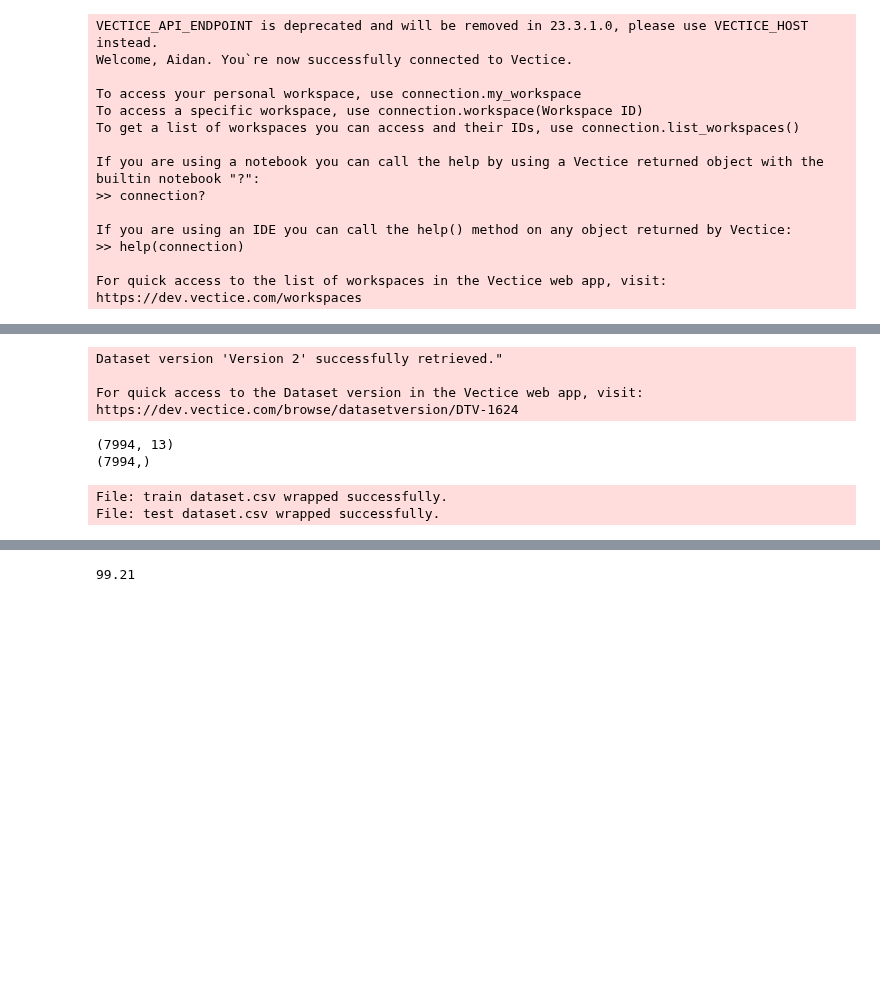
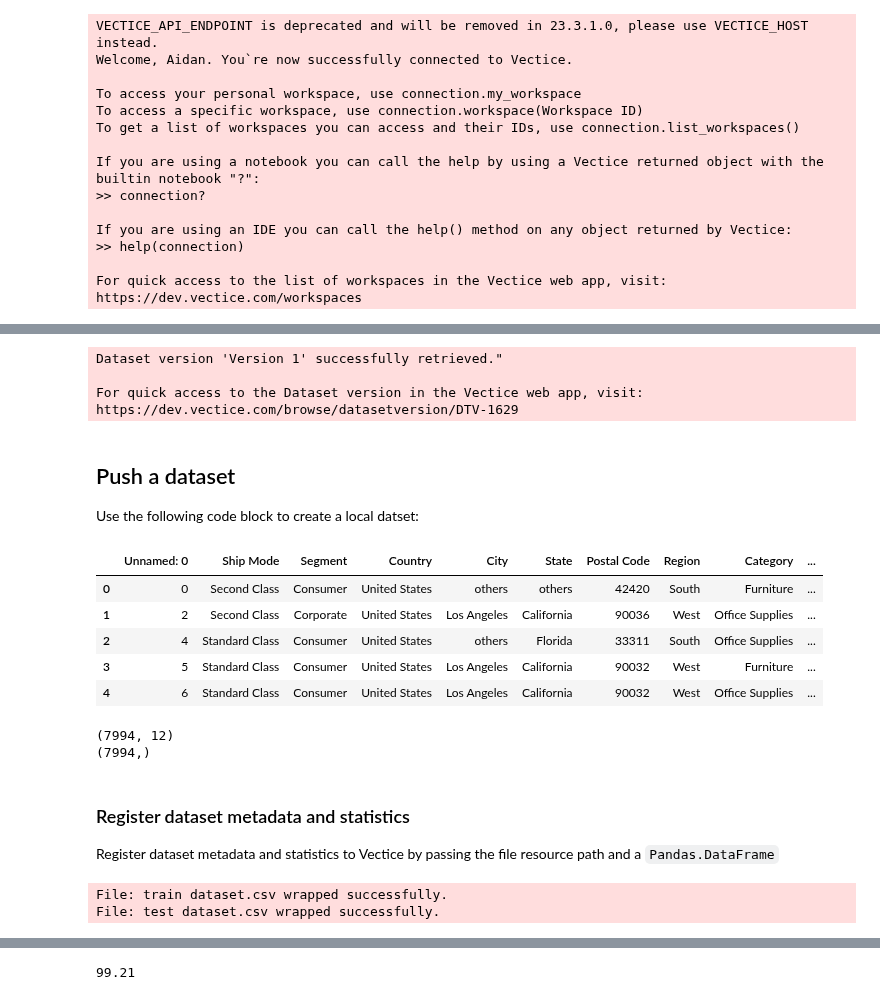
Before and after one commit to vectice/GettingStarted, a Jupyter notebook: 23.2/tutorial/Modeling.ipynb, the cells around one changed output, grey strips where cells are left out. Drawn from its saved outputs; the diff is of its cells as text; code cells hidden in the pictures; blank space fills up the shorter version.

```diff
--- a/23.2/tutorial/Modeling.ipynb
+++ b/23.2/tutorial/Modeling.ipynb
@@ -58,24 +85,37 @@ https://dev.vectice.com/browse/iteration/ITR-332
 # %%
-prepared_ds = vec.browse("DTV-1624")
+cleaned_ds = vec.browse("DTV-1629")
 # %% [output]
-Dataset version 'Version 2' successfully retrieved."
+Dataset version 'Version 1' successfully retrieved."
 
 For quick access to the Dataset version in the Vectice web app, visit:
-https://dev.vectice.com/browse/datasetversion/DTV-1624
+https://dev.vectice.com/browse/datasetversion/DTV-1629
+# %% [markdown]
+## Push a dataset
+
+Use the following code block to create a local datset:
 # %%
-df = pd.read_csv("Prepared Dataset.csv")
+df = pd.read_csv("https://raw.githubusercontent.com/vectice/GettingStarted/aidann/tutorial_update/23.2/tutorial/ProductSales%20Cleaned.csv")
+df.head()
+# %% [output]
+|  | Unnamed: 0 | Ship Mode | Segment | Country | City | State | Postal Code | Region | Category | ... |
+| 0 | 0 | Second Class | Consumer | United States | others | others | 42420 | South | Furniture | ... |
+| 1 | 2 | Second Class | Corporate | United States | Los Angeles | California | 90036 | West | Office Supplies | ... |
+| 2 | 4 | Standard Class | Consumer | United States | others | Florida | 33311 | South | Office Supplies | ... |
+| 3 | 5 | Standard Class | Consumer | United States | Los Angeles | California | 90032 | West | Furniture | ... |
+| 4 | 6 | Standard Class | Consumer | United States | Los Angeles | California | 90032 | West | Office Supplies | ... |
 # %%
 target="Sales"
-X=df.drop(target,axis=1)
+X=df.drop([target, "Unnamed: 0"],axis=1)
 y=df[target]
 print(X.shape)
 print(y.shape)
 # %% [output]
-(7994, 13)
+(7994, 12)
 (7994,)
 # %%
 X_train, X_test, y_train, y_test=train_test_split(X, y, test_size=0.2, random_state=42)
 # %%
+# Save the modeling train test split datasets as csv files
 train_df = X_train.copy()
 test_df = X_test.copy()
 
@@ -84,11 +124,14 @@ test_df["Sales"] = y_test
 
 train_df.to_csv("train dataset.csv")
 test_df.to_csv("test dataset.csv")
-
-train_ds = vect.FileResource(paths="train dataset.csv", dataframes=train_df)
-test_ds = vect.FileResource(paths="test dataset.csv", dataframes=test_df)
-# %% [output]
-File: train dataset.csv wrapped successfully.
-File: test dataset.csv wrapped successfully.
+# %% [markdown]
+### Register dataset metadata and statistics
+Register dataset metadata and statistics to Vectice by passing the file resource path and a `Pandas.DataFrame`
+# %%
+train_ds = vect.FileResource(paths="train dataset.csv", dataframes=train_df)
+test_ds = vect.FileResource(paths="test dataset.csv", dataframes=test_df)
+# %% [output]
+File: train dataset.csv wrapped successfully.
+File: test dataset.csv wrapped successfully.
 # %%
 modeling_dataset = vect.Dataset.modeling(
```
Also changed, not shown: parts of 29 cells of this notebook, 6 other files.
